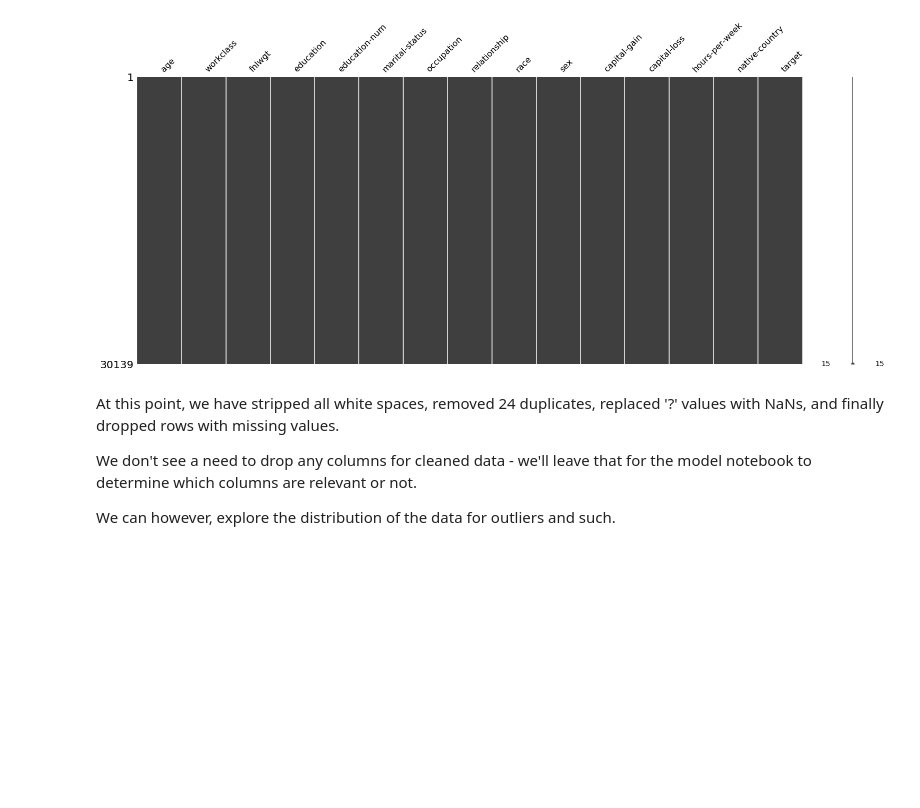
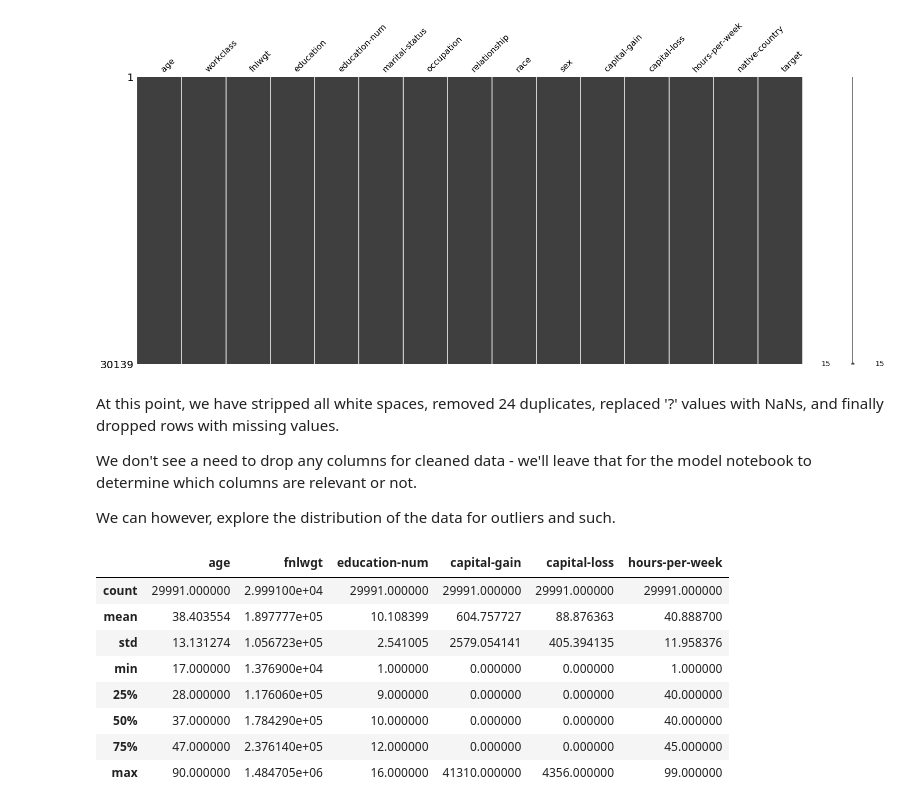
Before and after one commit to AmmarAli118/coachmod5project, a Jupyter notebook: 2_data_cleaning.ipynb, the cells around one changed output. Drawn from its saved outputs; the diff is of its cells as text; code cells hidden in the pictures; blank space fills up the shorter version.

```diff
--- a/2_data_cleaning.ipynb
+++ b/2_data_cleaning.ipynb
@@ -54,3 +54,15 @@ At this point, we have stripped all white spaces, removed 24 duplicates, replace
 We don't see a need to drop any columns for cleaned data - we'll leave that for the model notebook to determine which columns are relevant or not.
 
 We can however, explore the distribution of the data for outliers and such.
+# %%
+adultDF.describe()
+# %% [output]
+|  | age | fnlwgt | education-num | capital-gain | capital-loss | hours-per-week |
+| count | 29991.000000 | 2.999100e+04 | 29991.000000 | 29991.000000 | 29991.000000 | 29991.000000 |
+| mean | 38.403554 | 1.897777e+05 | 10.108399 | 604.757727 | 88.876363 | 40.888700 |
+| std | 13.131274 | 1.056723e+05 | 2.541005 | 2579.054141 | 405.394135 | 11.958376 |
+| min | 17.000000 | 1.376900e+04 | 1.000000 | 0.000000 | 0.000000 | 1.000000 |
+| 25% | 28.000000 | 1.176060e+05 | 9.000000 | 0.000000 | 0.000000 | 40.000000 |
+| 50% | 37.000000 | 1.784290e+05 | 10.000000 | 0.000000 | 0.000000 | 40.000000 |
+| 75% | 47.000000 | 2.376140e+05 | 12.000000 | 0.000000 | 0.000000 | 45.000000 |
+| max | 90.000000 | 1.484705e+06 | 16.000000 | 41310.000000 | 4356.000000 | 99.000000 |
```
Also changed, not shown: parts of 6 cells of this notebook, 1 other file.
